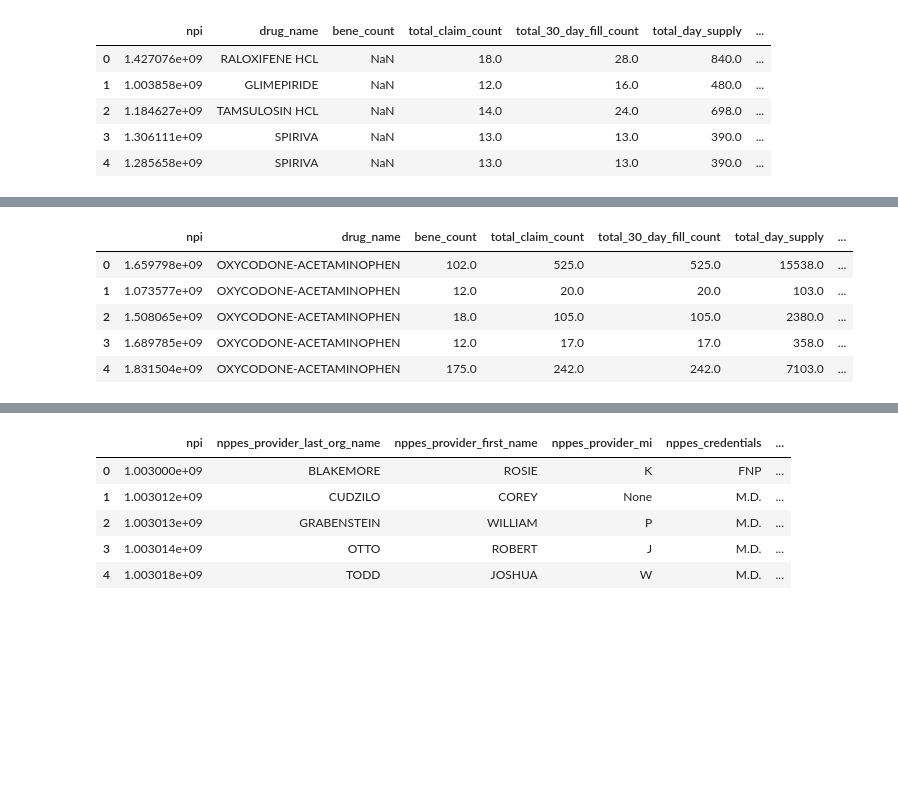
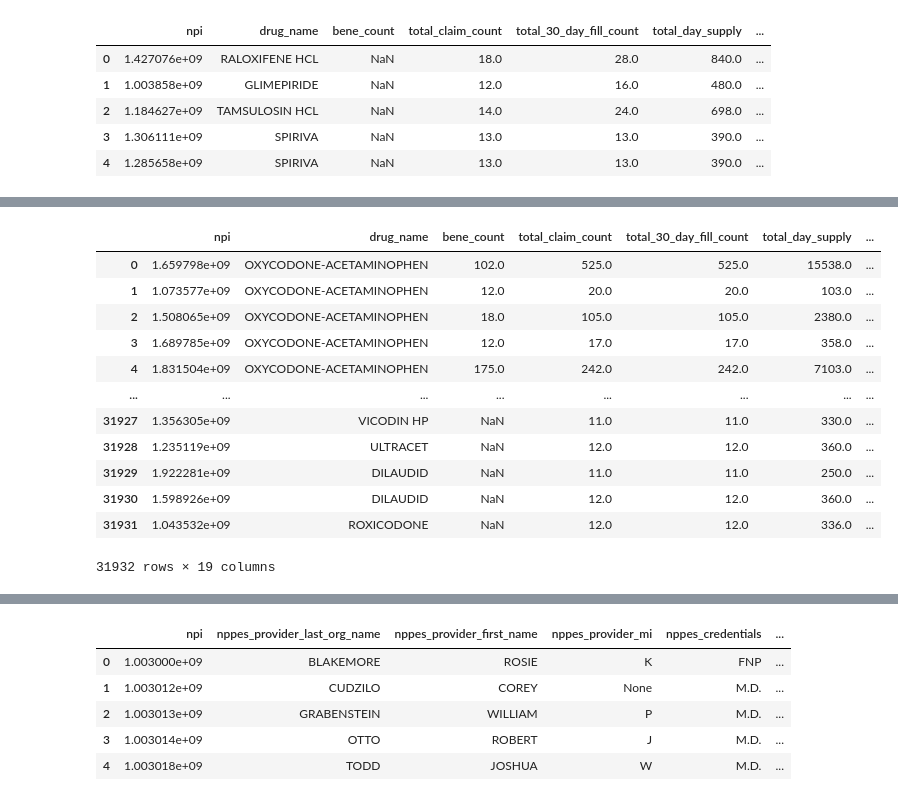
Before and after one commit to NSS-Data-Analytics-Cohort-12/prescribers-python-da12-v2-pandas-pandemonium, a Jupyter notebook: notebooks/prescribers.ipynb, the cells around one changed output, grey strips where cells are left out. Cells and saved outputs as stored; diff of their text form; code cells hidden in the pictures; blank space fills up the shorter version.

```diff
--- a/notebooks/prescribers.ipynb
+++ b/notebooks/prescribers.ipynb
@@ -110,11 +102,20 @@ opyes.head()
+# %%
+opyes1 = opyes.head(100)
 # %%
-rxop = pd.merge(prescriptiondf, opyes, on='drug_name')
+rxop = pd.merge(prescriptiondf, opyes1, on='drug_name')
 # %%
-rxop.head()
+rxop
 # %% [output]
 |  | npi | drug_name | bene_count | total_claim_count | total_30_day_fill_count | total_day_supply | ... |
 | 0 | 1.659798e+09 | OXYCODONE-ACETAMINOPHEN | 102.0 | 525.0 | 525.0 | 15538.0 | ... |
 | 1 | 1.073577e+09 | OXYCODONE-ACETAMINOPHEN | 12.0 | 20.0 | 20.0 | 103.0 | ... |
 | 2 | 1.508065e+09 | OXYCODONE-ACETAMINOPHEN | 18.0 | 105.0 | 105.0 | 2380.0 | ... |
 | 3 | 1.689785e+09 | OXYCODONE-ACETAMINOPHEN | 12.0 | 17.0 | 17.0 | 358.0 | ... |
 | 4 | 1.831504e+09 | OXYCODONE-ACETAMINOPHEN | 175.0 | 242.0 | 242.0 | 7103.0 | ... |
+| ... | ... | ... | ... | ... | ... | ... | ... |
+| 31927 | 1.356305e+09 | VICODIN HP | NaN | 11.0 | 11.0 | 330.0 | ... |
+| 31928 | 1.235119e+09 | ULTRACET | NaN | 12.0 | 12.0 | 360.0 | ... |
+| 31929 | 1.922281e+09 | DILAUDID | NaN | 11.0 | 11.0 | 250.0 | ... |
+| 31930 | 1.598926e+09 | DILAUDID | NaN | 12.0 | 12.0 | 360.0 | ... |
+| 31931 | 1.043532e+09 | ROXICODONE | NaN | 12.0 | 12.0 | 336.0 | ... |
+31932 rows × 19 columns
```
Also changed, not shown: parts of 34 cells of this notebook.
